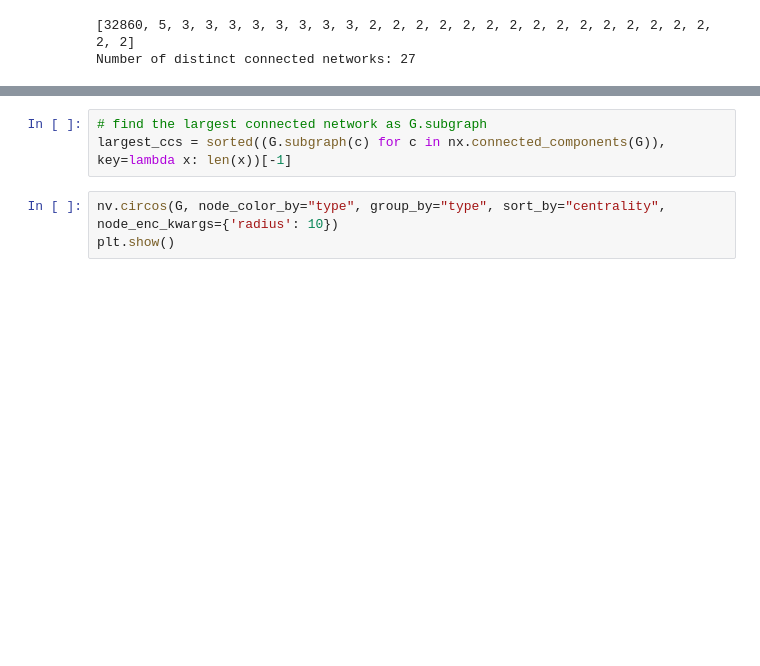
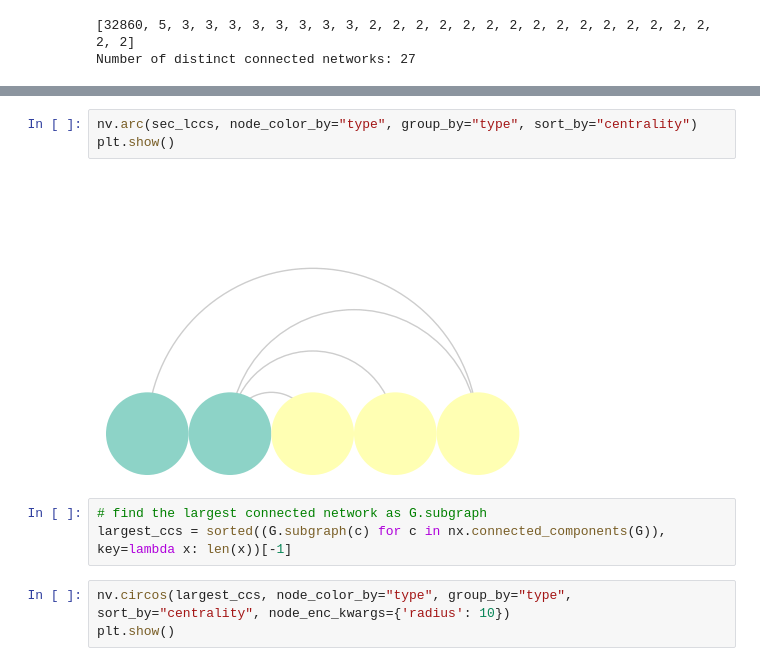
Before and after one commit to lucyzhang95/MAGNN_MKG, a Jupyter notebook: analysis/network.ipynb, the cells around one changed output, grey strips where cells are left out. Saved outputs shown, nothing was run; the diff lists cells and outputs as text; blank space fills up the shorter version.

```diff
--- a/analysis/network.ipynb
+++ b/analysis/network.ipynb
@@ -231,6 +257,11 @@ plt.show()
+# %%
+nv.arc(sec_lccs, node_color_by="type", group_by="type", sort_by="centrality")
+plt.show()
+# %% [output]
+[figure, added]
 # %%
 # find the largest connected network as G.subgraph
 largest_ccs = sorted((G.subgraph(c) for c in nx.connected_components(G)), key=lambda x: len(x))[-1]
 # %%
-nv.circos(G, node_color_by="type", group_by="type", sort_by="centrality", node_enc_kwargs={'radius': 10})
+nv.circos(largest_ccs, node_color_by="type", group_by="type", sort_by="centrality", node_enc_kwargs={'radius': 10})
 plt.show()
```
Also changed, not shown: parts of 4 cells of this notebook.
